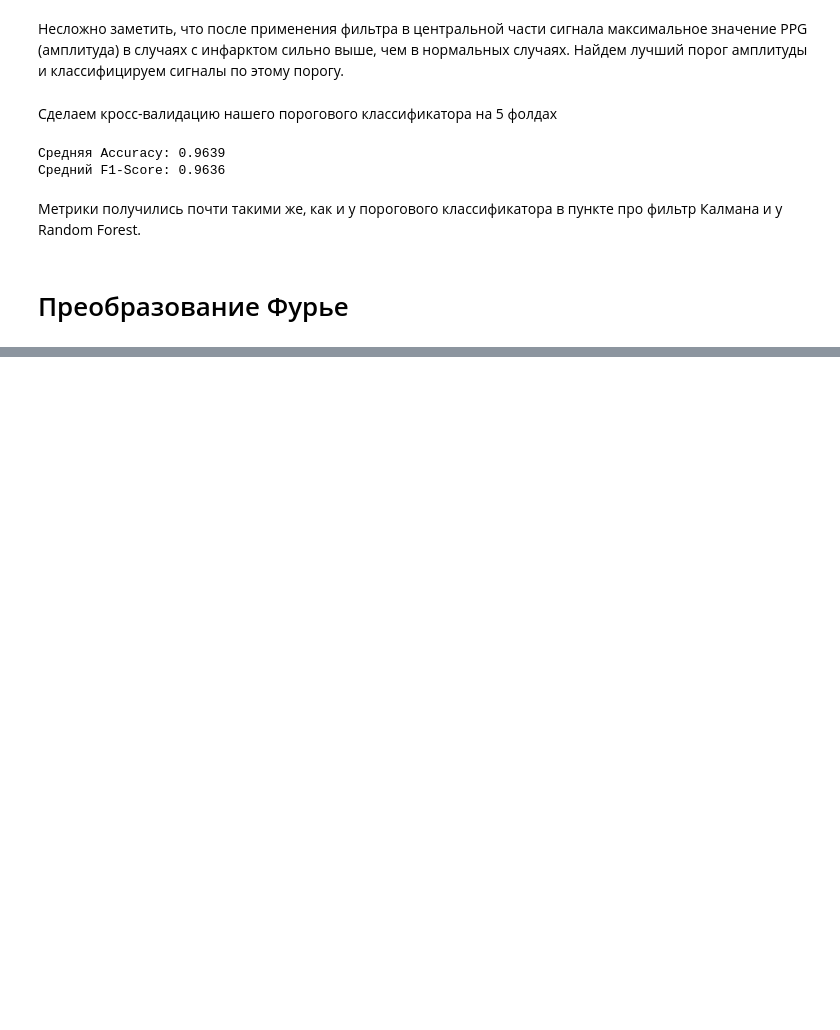
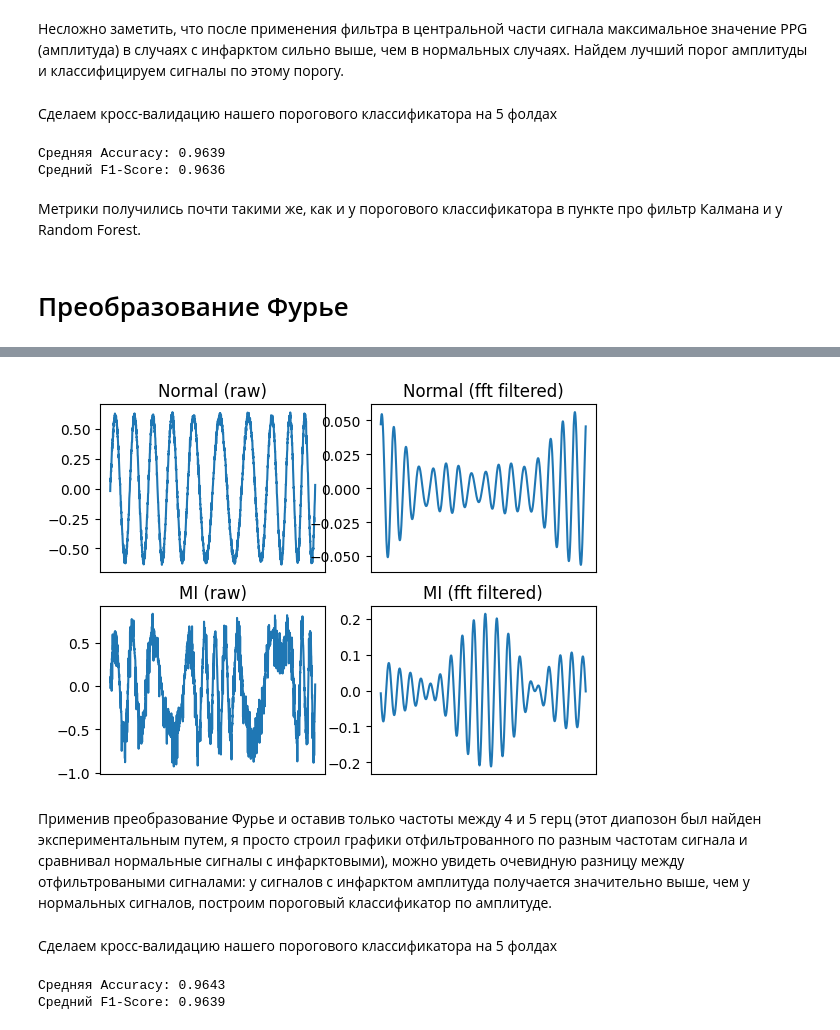
Before and after one commit to a13xbb/ml-tools-labs, a Jupyter notebook: lab4/main.ipynb, the cells around one changed output, grey strips where cells are left out. Saved outputs shown, nothing was run; the diff lists cells and outputs as text; code cells hidden in the pictures; blank space fills up the shorter version.

```diff
--- a/lab4/main.ipynb
+++ b/lab4/main.ipynb
@@ -528,0 +543,29 @@ print(f"Средний F1-Score: {cv_results['test_f1'].mean():.4f}")
+# %%
+spectrum[:, xf > 5] = 0
+spectrum[:, xf < 4] = 0
+x_inversed = np.fft.ifft(spectrum, axis=1).real
+# %%
+normal_indices = random.sample(set(df[df['Label'] == 'Normal'].index), 1)
+mi_indices = random.sample(set(df[df['Label'] == 'MI'].index), 1)
+
+fig, axes = plt.subplots(2, 2)
+axes[0][0].plot(X.loc[normal_indices[0]])
+axes[0][0].set_title('Normal (raw)')
+axes[0][1].plot(x_inversed[normal_indices[0]])
+axes[0][1].set_title('Normal (fft filtered)')
+
+axes[1][0].plot(X.loc[mi_indices[0]])
+axes[1][0].set_title('MI (raw)')
+axes[1][1].plot(x_inversed[mi_indices[0]])
+axes[1][1].set_title('MI (fft filtered)')
+
+for i in range(2):
+    for j in range(2):
+        axes[i, j].set_xticks([])
+
+
+plt.show()
+# %% [output]
+[figure, added]
+# %% [markdown]
+Применив преобразование Фурье и оставив только частоты между 4 и 5 герц (этот диапозон был найден экспериментальным путем, я просто строил графики отфильтрованного по разным частотам сигнала и сравнивал нормальные сигналы с инфарктовыми), можно увидеть очевидную разницу между отфильтроваными сигналами: у сигналов с инфарктом амплитуда получается значительно выше, чем у нормальных сигналов, построим пороговый классификатор по амплитуде.
@@ -528,0 +601,24 @@ print(f"Средний F1-Score: {cv_results['test_f1'].mean():.4f}")
+# %% [markdown]
+Сделаем кросс-валидацию нашего порогового классификатора на 5 фолдах
+# %%
+fft_ampl_clf = FourierAmplitudeThresholdClassifier()
+
+scoring = {
+    'accuracy': make_scorer(accuracy_score),
+    'f1': make_scorer(f1_score)
+}
+
+cv_results = cross_validate(
+    fft_ampl_clf,
+    x_inversed,
+    y,
+    cv=5,
+    scoring=scoring,
+    return_train_score=False
+)
+
+print(f"Средняя Accuracy: {cv_results['test_accuracy'].mean():.4f}")
+print(f"Средний F1-Score: {cv_results['test_f1'].mean():.4f}")
+# %% [output]
+Средняя Accuracy: 0.9643
+Средний F1-Score: 0.9639
```
Also changed, not shown: parts of 7 cells of this notebook.
